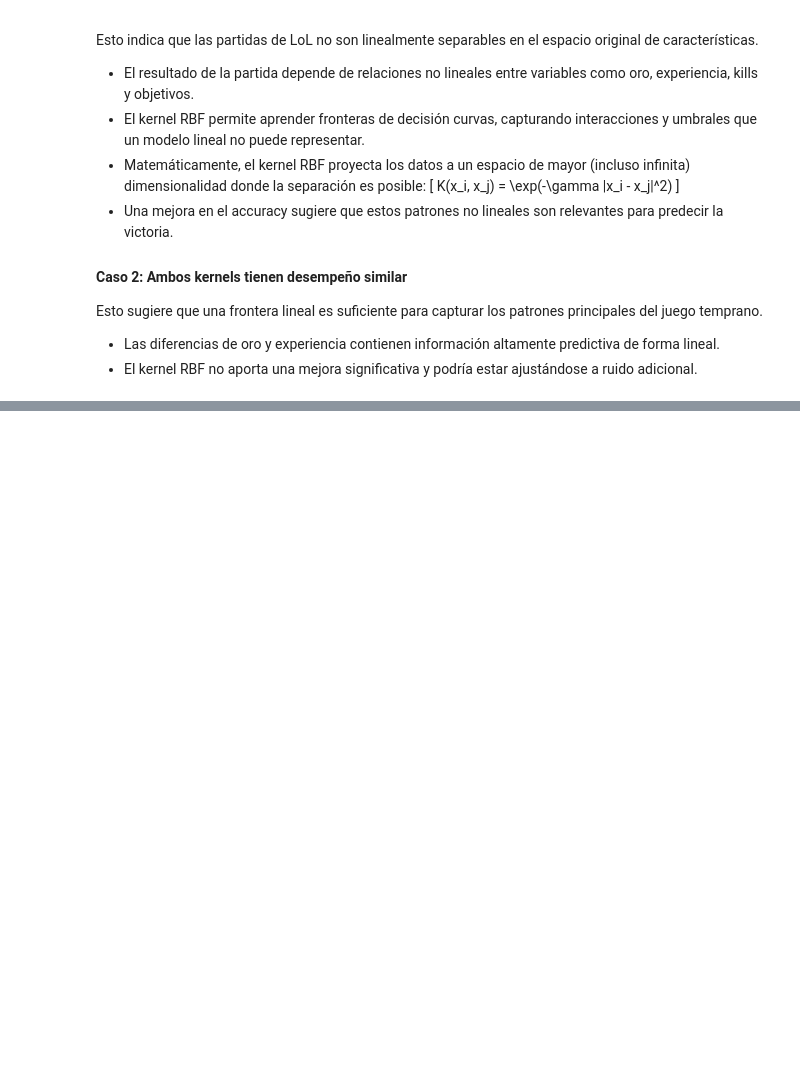
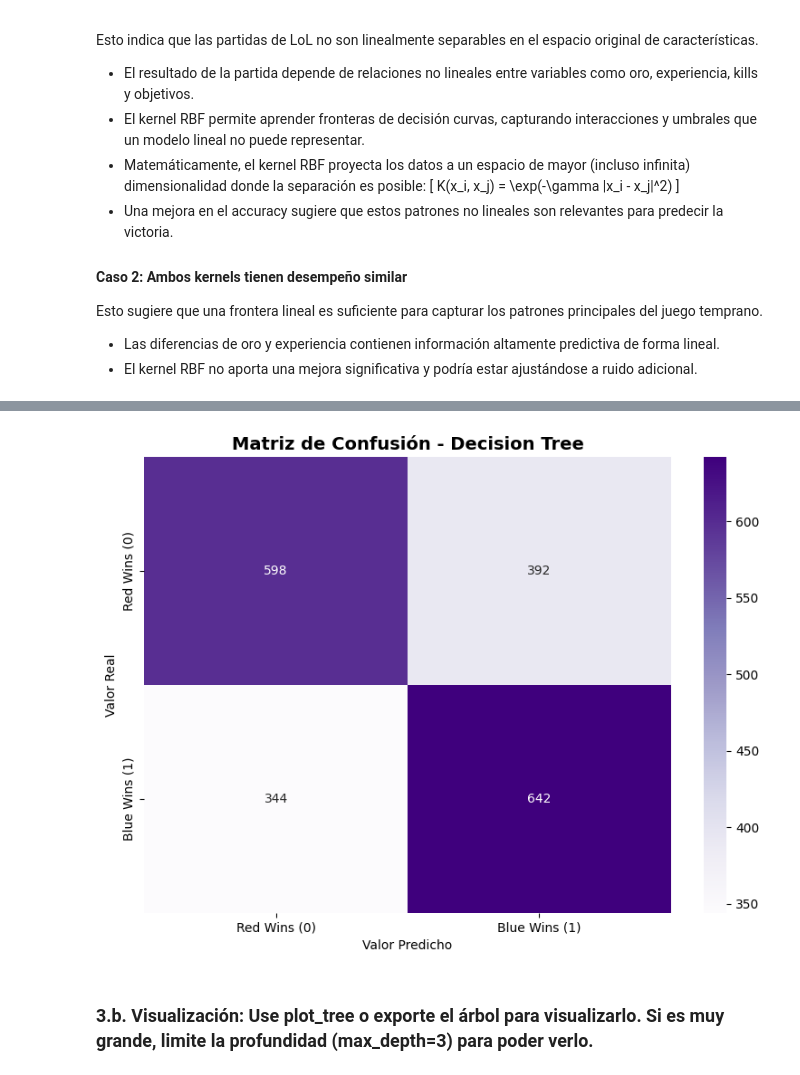
Before and after one commit to DavidDominguez-11/AI-LAB3, a Jupyter notebook: task3.ipynb, the cells around one changed output, grey strips where cells are left out. Drawn from its saved outputs; the diff is of its cells as text; code cells hidden in the pictures; blank space fills up the shorter version.

```diff
--- a/task3.ipynb
+++ b/task3.ipynb
@@ -539,0 +603,15 @@ Esto sugiere que una frontera lineal es suficiente para capturar los patrones pr
+# %%
+# Visualizar la matriz de confusión
+plt.figure(figsize=(8, 6))
+sns.heatmap(cm_dt, annot=True, fmt='d', cmap='Purples',
+            xticklabels=['Red Wins (0)', 'Blue Wins (1)'],
+            yticklabels=['Red Wins (0)', 'Blue Wins (1)'])
+plt.title('Matriz de Confusión - Decision Tree', fontsize=14, fontweight='bold')
+plt.ylabel('Valor Real')
+plt.xlabel('Valor Predicho')
+plt.tight_layout()
+plt.show()
+# %% [output]
+[figure, added]
+# %% [markdown]
+### 3.b. Visualización: Use plot_tree o exporte el árbol para visualizarlo. Si es muy grande, limite la profundidad (max_depth=3) para poder verlo.
```
Also changed, not shown: parts of 14 cells of this notebook.
